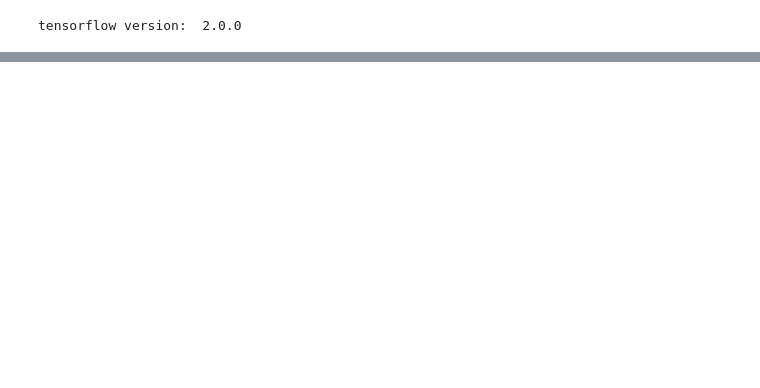
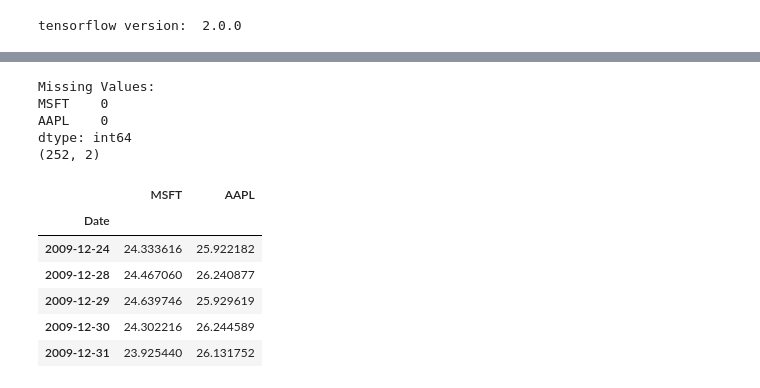
Before and after one commit to rezan21/Stock-Regression, a Jupyter notebook: Stock_Regression.ipynb, the cells around one changed output, grey strips where cells are left out. Drawn from its saved outputs; the diff is of its cells as text; code cells hidden in the pictures; blank space fills up the shorter version.

```diff
--- a/Stock_Regression.ipynb
+++ b/Stock_Regression.ipynb
@@ -400,2 +330,24 @@ dtype: int64
+# %%
+TICKERS = ["MSFT", "AAPL"]
+FROM = '2009'
+TO = '2010' # excld.
+TARGET="AAPL"
+DF = fetch_data_from_to(tickers=TICKERS, _from=FROM, to=TO)
+
+print(DF.shape)
+DF.tail()
+# %% [output]
+Missing Values:
+MSFT    0
+AAPL    0
+dtype: int64
+(252, 2)
+|  | MSFT | AAPL |
+| Date |  |  |
+| 2009-12-24 | 24.333616 | 25.922182 |
+| 2009-12-28 | 24.467060 | 26.240877 |
+| 2009-12-29 | 24.639746 | 25.929619 |
+| 2009-12-30 | 24.302216 | 26.244589 |
+| 2009-12-31 | 23.925440 | 26.131752 |
 # %%
 # data prep.
```
Also changed, not shown: parts of 10 cells of this notebook.
